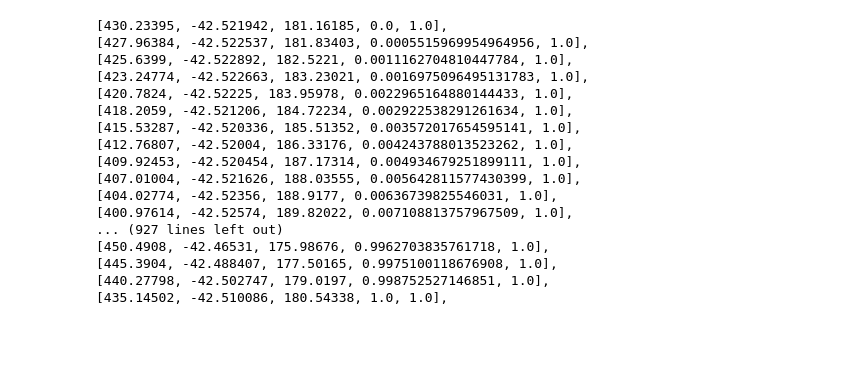
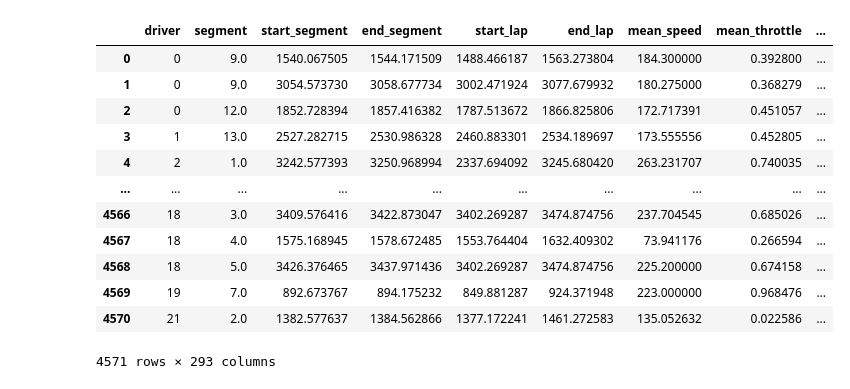
Before and after one commit to IFibla/bdmta-tfm, a Jupyter notebook: data-managment/check_table.ipynb, the cells around one changed output. Drawn from its saved outputs; the diff is of its cells as text; code cells hidden in the pictures; blank space fills up the shorter version.

```diff
--- a/data-managment/check_table.ipynb
+++ b/data-managment/check_table.ipynb
@@ -75,23 +46,17 @@ plt.show()
-# %%
-for i in b:
-    print(
-        f'[{i[0]}, {i[1]}, {i[2]}, {i[3]}, {i[4]}],'
-    )
-# %% [output]
-[430.23395, -42.521942, 181.16185, 0.0, 1.0],
-[427.96384, -42.522537, 181.83403, 0.0005515969954964956, 1.0],
-[425.6399, -42.522892, 182.5221, 0.0011162704810447784, 1.0],
-[423.24774, -42.522663, 183.23021, 0.0016975096495131783, 1.0],
-[420.7824, -42.52225, 183.95978, 0.0022965164880144433, 1.0],
-[418.2059, -42.521206, 184.72234, 0.002922538291261634, 1.0],
-[415.53287, -42.520336, 185.51352, 0.003572017654595141, 1.0],
-[412.76807, -42.52004, 186.33176, 0.004243788013523262, 1.0],
-[409.92453, -42.520454, 187.17314, 0.004934679251899111, 1.0],
-[407.01004, -42.521626, 188.03555, 0.005642811577430399, 1.0],
-[404.02774, -42.52356, 188.9177, 0.00636739825546031, 1.0],
-[400.97614, -42.52574, 189.82022, 0.007108813757967509, 1.0],
-... (927 lines left out)
-[450.4908, -42.46531, 175.98676, 0.9962703835761718, 1.0],
-[445.3904, -42.488407, 177.50165, 0.9975100118676908, 1.0],
-[440.27798, -42.502747, 179.0197, 0.998752527146851, 1.0],
-[435.14502, -42.510086, 180.54338, 1.0, 1.0],
+# %%
+df = pd.read_parquet('delta/segment_results/part-00000-a64af6c5-4589-4780-b600-ccd84c907a27-c000.snappy.parquet')
+df
+# %% [output]
+|  | driver | segment | start_segment | end_segment | start_lap | end_lap | mean_speed | mean_throttle | ... |
+| 0 | 0 | 9.0 | 1540.067505 | 1544.171509 | 1488.466187 | 1563.273804 | 184.300000 | 0.392800 | ... |
+| 1 | 0 | 9.0 | 3054.573730 | 3058.677734 | 3002.471924 | 3077.679932 | 180.275000 | 0.368279 | ... |
+| 2 | 0 | 12.0 | 1852.728394 | 1857.416382 | 1787.513672 | 1866.825806 | 172.717391 | 0.451057 | ... |
+| 3 | 1 | 13.0 | 2527.282715 | 2530.986328 | 2460.883301 | 2534.189697 | 173.555556 | 0.452805 | ... |
+| 4 | 2 | 1.0 | 3242.577393 | 3250.968994 | 2337.694092 | 3245.680420 | 263.231707 | 0.740035 | ... |
+| ... | ... | ... | ... | ... | ... | ... | ... | ... | ... |
+| 4566 | 18 | 3.0 | 3409.576416 | 3422.873047 | 3402.269287 | 3474.874756 | 237.704545 | 0.685026 | ... |
+| 4567 | 18 | 4.0 | 1575.168945 | 1578.672485 | 1553.764404 | 1632.409302 | 73.941176 | 0.266594 | ... |
+| 4568 | 18 | 5.0 | 3426.376465 | 3437.971436 | 3402.269287 | 3474.874756 | 225.200000 | 0.674158 | ... |
+| 4569 | 19 | 7.0 | 892.673767 | 894.175232 | 849.881287 | 924.371948 | 223.000000 | 0.968476 | ... |
+| 4570 | 21 | 2.0 | 1382.577637 | 1384.562866 | 1377.172241 | 1461.272583 | 135.052632 | 0.022586 | ... |
+4571 rows × 293 columns
```
Also changed, not shown: parts of 15 cells of this notebook, 6 other files.
